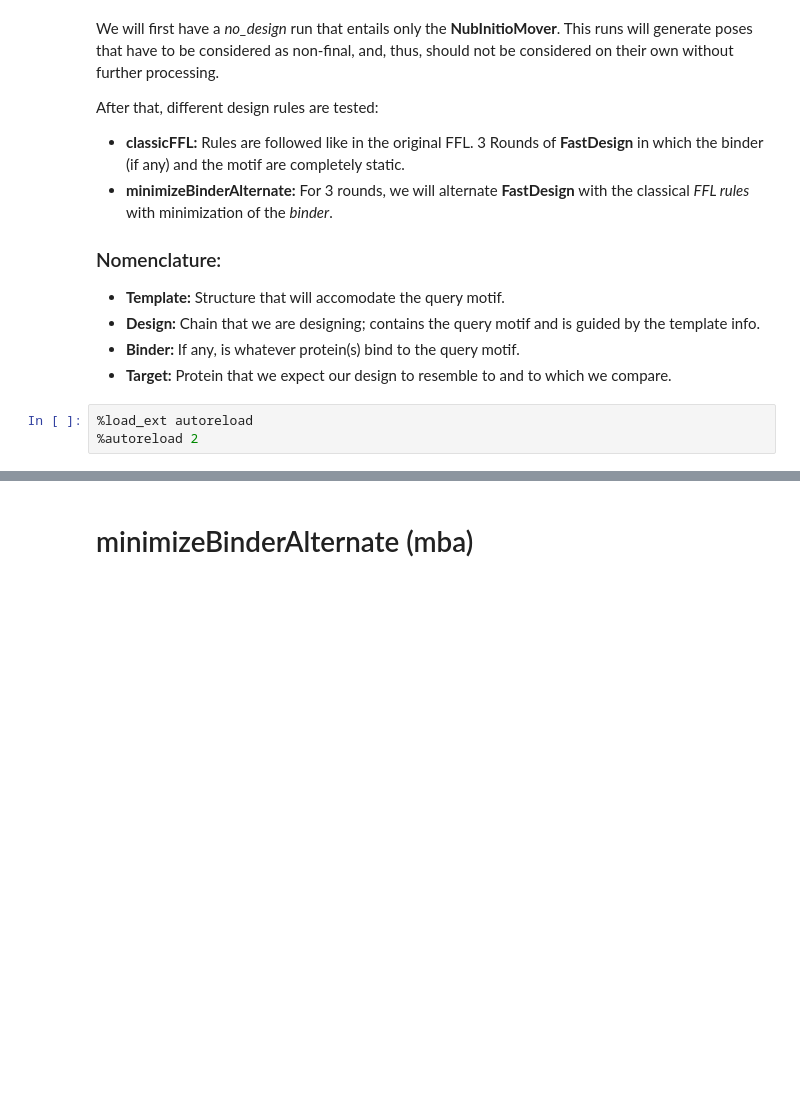
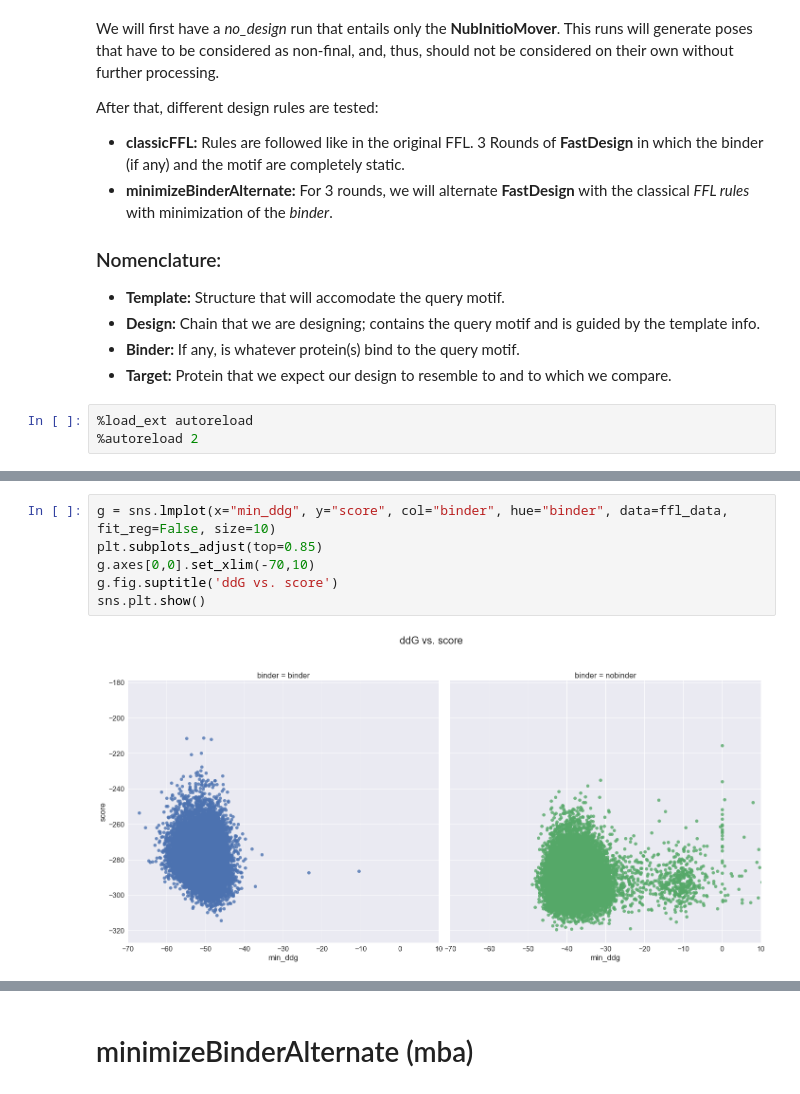
Before and after one commit to jaumebonet/FunFolDesTutorial, a Jupyter notebook: benchmark/scientific/bcl2/experiments/from4oyd/README.ipynb, the cells around one changed output, grey strips where cells are left out. Drawn from its saved outputs; the diff is of its cells as text; blank space fills up the shorter version.

```diff
--- a/benchmark/scientific/bcl2/experiments/from4oyd/README.ipynb
+++ b/benchmark/scientific/bcl2/experiments/from4oyd/README.ipynb
@@ -44,0 +146,8 @@ or matplotlib.backends is imported for the first time.
+# %%
+g = sns.lmplot(x="min_ddg", y="score", col="binder", hue="binder", data=ffl_data, fit_reg=False, size=10)
+plt.subplots_adjust(top=0.85)
+g.axes[0,0].set_xlim(-70,10)
+g.fig.suptitle('ddG vs. score')
+sns.plt.show()
+# %% [output]
+[figure, added]
```
Also changed, not shown: parts of 10 cells of this notebook, 3 other files.
